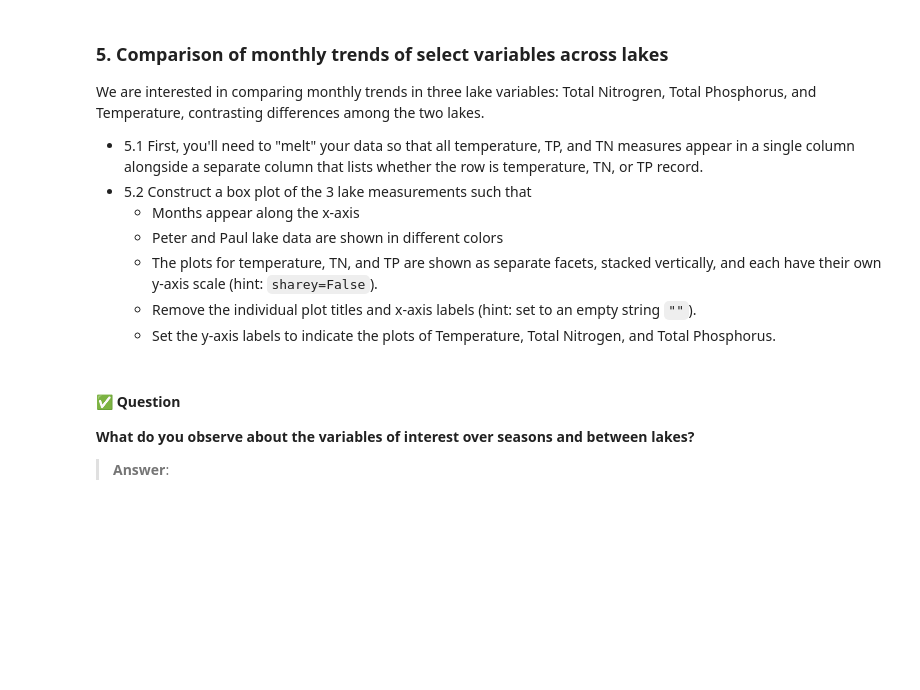
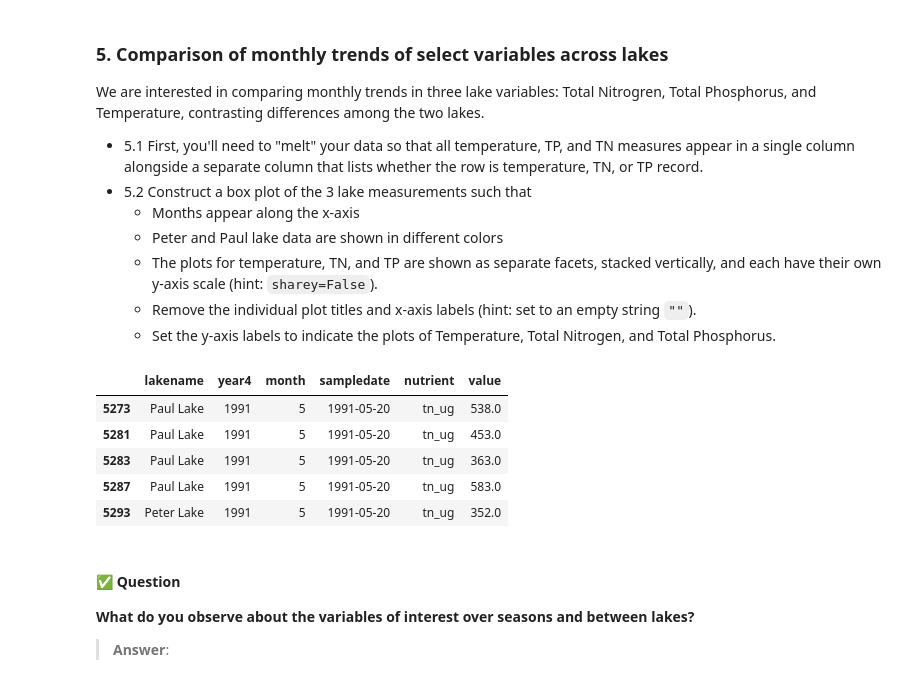
Before and after one commit to Sophiacyt/ENV700, a Jupyter notebook: Assignments/st570_A5-DataVisualization.ipynb, the cells around one changed output. Saved outputs shown, nothing was run; the diff lists cells and outputs as text; code cells hidden in the pictures; blank space fills up the shorter version.

Commit message:
melt df

```diff
--- a/Assignments/st570_A5-DataVisualization.ipynb
+++ b/Assignments/st570_A5-DataVisualization.ipynb
@@ -172,6 +172,21 @@ We are interested in comparing monthly trends in three lake variables: Total Nit
     - Set the y-axis labels to indicate the plots of Temperature, Total Nitrogen, and Total Phosphorus.
 # %%
 # 5.1 Melt the NTL LTR dataset so that Temperature, TN, and TP measures are consolidated in a single column
+NTL.head()
+NTL_melted = NTL.melt(
+    id_vars = ['lakename', 'year4', 'month', 'sampledate'],
+    var_name = 'nutrient',
+    value_name = 'value',
+    value_vars = ['tn_ug', 'tp_ug', 'temperature_C']
+).dropna(subset='value')
+NTL_melted.head()
+# %% [output]
+|  | lakename | year4 | month | sampledate | nutrient | value |
+| 5273 | Paul Lake | 1991 | 5 | 1991-05-20 | tn_ug | 538.0 |
+| 5281 | Paul Lake | 1991 | 5 | 1991-05-20 | tn_ug | 453.0 |
+| 5283 | Paul Lake | 1991 | 5 | 1991-05-20 | tn_ug | 363.0 |
+| 5287 | Paul Lake | 1991 | 5 | 1991-05-20 | tn_ug | 583.0 |
+| 5293 | Peter Lake | 1991 | 5 | 1991-05-20 | tn_ug | 352.0 |
 # %%
 # 5.2 Create the faceted plot
 
```
